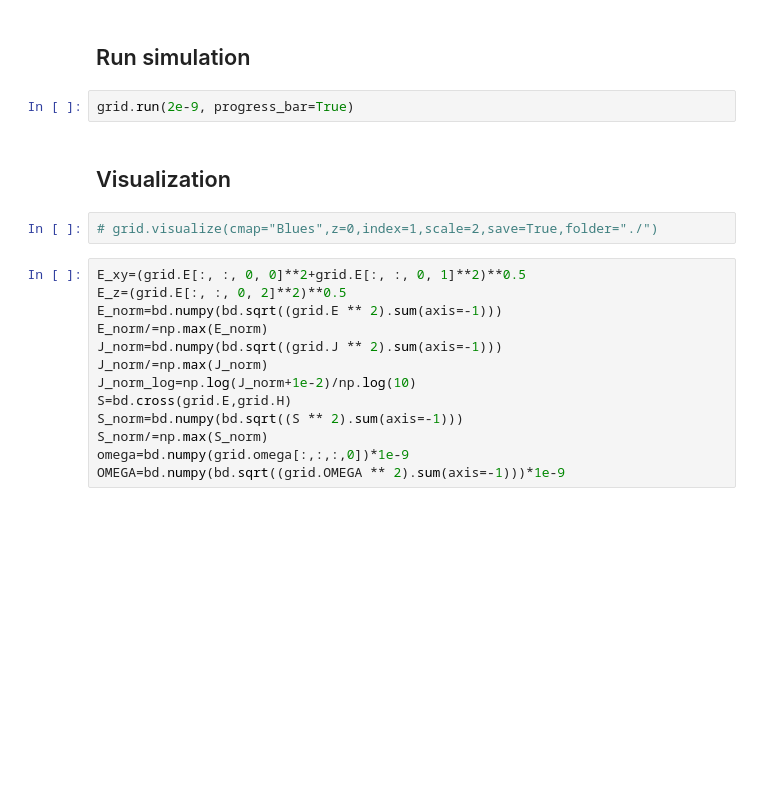
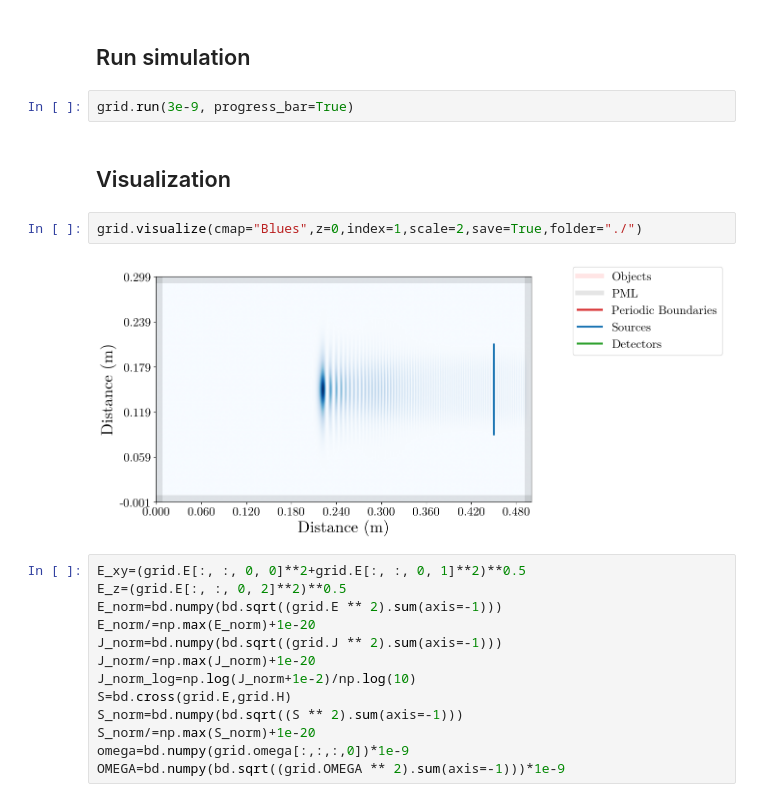
Before and after one commit to Pierre-Alexandre-Gourdain/fdtd, a Jupyter notebook: cutoff_test.ipynb, the cells around one changed output. Saved outputs shown, nothing was run; the diff lists cells and outputs as text; blank space fills up the shorter version.

```diff
--- a/cutoff_test.ipynb
+++ b/cutoff_test.ipynb
@@ -235,22 +233,24 @@ objects
 # %% [markdown]
 ## Run simulation
 # %%
-grid.run(2e-9, progress_bar=True)
+grid.run(3e-9, progress_bar=True)
 # %% [markdown]
 ## Visualization
 # %%
-# grid.visualize(cmap="Blues",z=0,index=1,scale=2,save=True,folder="./")
+grid.visualize(cmap="Blues",z=0,index=1,scale=2,save=True,folder="./")
+# %% [output]
+[figure, added]
 # %%
 E_xy=(grid.E[:, :, 0, 0]**2+grid.E[:, :, 0, 1]**2)**0.5
 E_z=(grid.E[:, :, 0, 2]**2)**0.5
 E_norm=bd.numpy(bd.sqrt((grid.E ** 2).sum(axis=-1)))
-E_norm/=np.max(E_norm)
+E_norm/=np.max(E_norm)+1e-20
 J_norm=bd.numpy(bd.sqrt((grid.J ** 2).sum(axis=-1)))
-J_norm/=np.max(J_norm)
+J_norm/=np.max(J_norm)+1e-20
 J_norm_log=np.log(J_norm+1e-2)/np.log(10)
 S=bd.cross(grid.E,grid.H)
 S_norm=bd.numpy(bd.sqrt((S ** 2).sum(axis=-1)))
-S_norm/=np.max(S_norm)
+S_norm/=np.max(S_norm)+1e-20
 omega=bd.numpy(grid.omega[:,:,:,0])*1e-9
 OMEGA=bd.numpy(bd.sqrt((grid.OMEGA ** 2).sum(axis=-1)))*1e-9
 # %%
```
Also changed, not shown: parts of 6 cells of this notebook, 2 other files.
